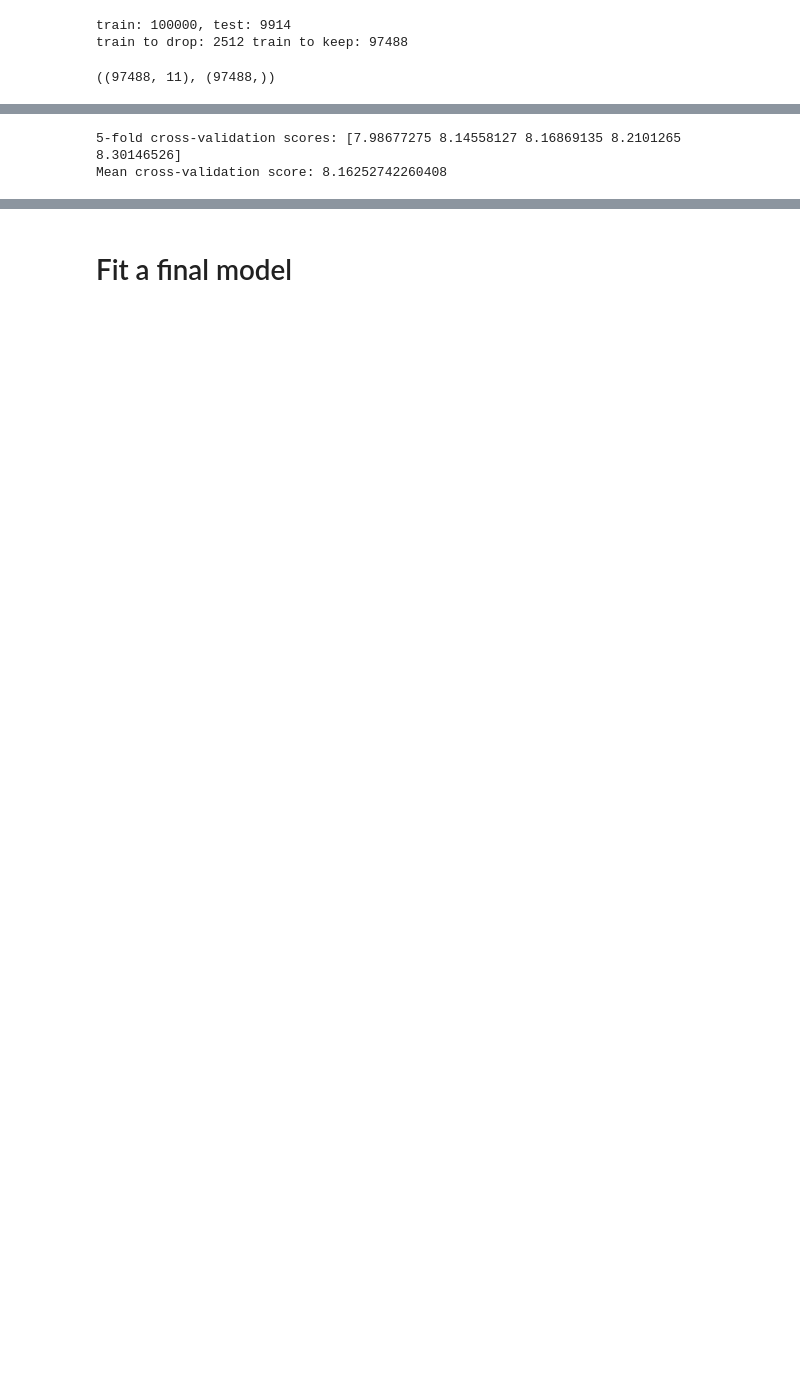
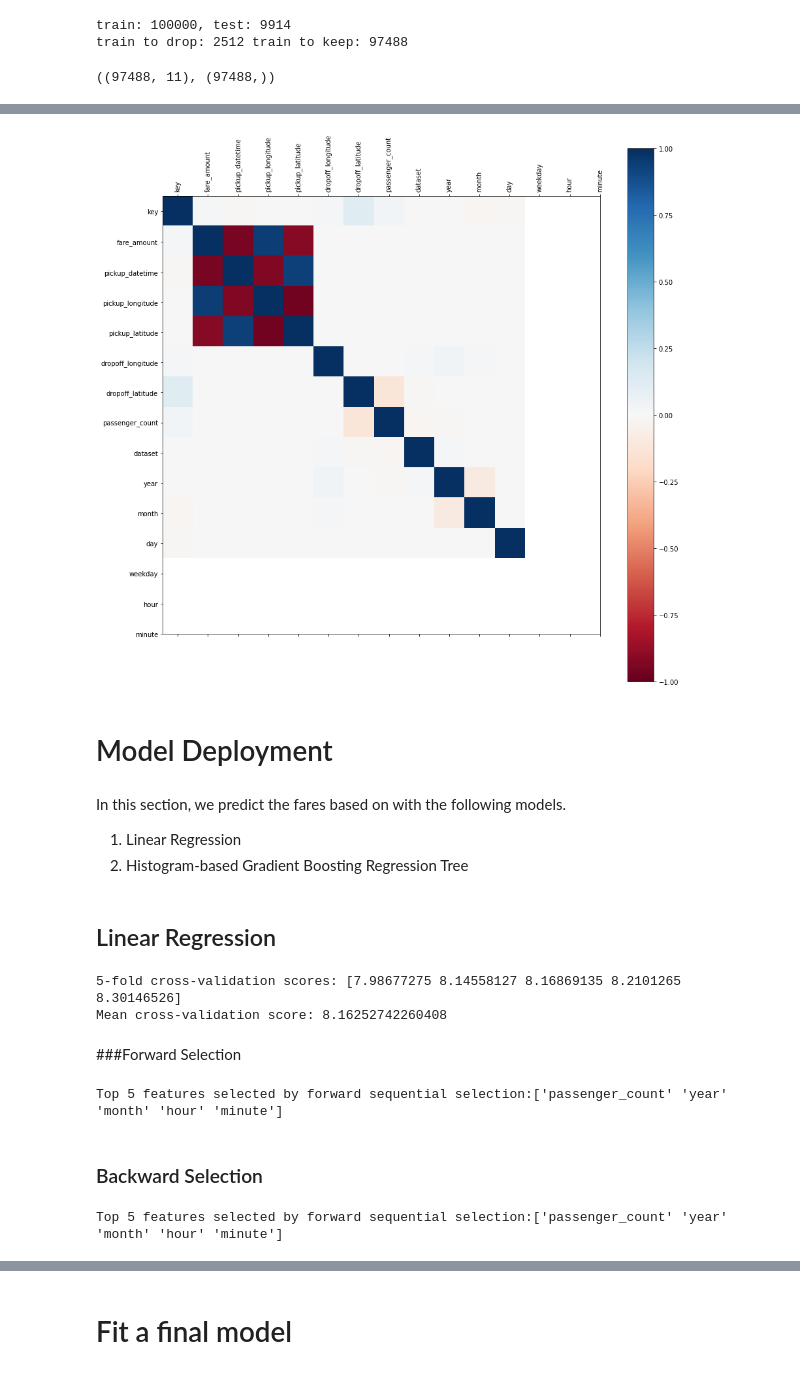
Before and after one commit to cfong32/data6100-final-proj, a Jupyter notebook: data6100_final_proj.ipynb, the cells around one changed output, grey strips where cells are left out. Saved outputs shown, nothing was run; the diff lists cells and outputs as text; code cells hidden in the pictures; blank space fills up the shorter version.

```diff
--- a/data6100_final_proj.ipynb
+++ b/data6100_final_proj.ipynb
@@ -137 +218,27 @@ X_train.shape, y_train.shape
+# %%
+#todo: last 3 columns are not displaying. Why there is almost no correlation between X and y?
+
+corr = df[trainset].corr()
+fig = plt.figure()
+ax = fig.add_subplot(111)
+cax = ax.matshow(corr,cmap='RdBu', vmin=-1, vmax=1)
+fig.colorbar(cax)
+ticks = np.arange(0,len(df[trainset].columns),1)
+ax.set_xticks(ticks)
+plt.xticks(rotation=90)
+ax.set_yticks(ticks)
+ax.set_xticklabels(df[trainset].columns)
+ax.set_yticklabels(df[trainset].columns)
+fig.set_size_inches(15, 15)
+plt.show()
+# %% [output]
+[figure, added]
+# %% [markdown]
+# Model Deployment
+# %% [markdown]
+In this section, we predict the fares based on with the following models.
+1.   Linear Regression
+2.   Histogram-based Gradient Boosting Regression Tree
+# %% [markdown]
+## Linear Regression
 # %%
@@ -152,3 +254,21 @@ print('Mean cross-validation score:', np.mean(scores))
 # %% [output]
 5-fold cross-validation scores: [7.98677275 8.14558127 8.16869135 8.2101265  8.30146526]
 Mean cross-validation score: 8.16252742260408
+# %% [markdown]
+###Forward Selection
+# %%
+from sklearn.feature_selection import SequentialFeatureSelector
+sfs_forward = SequentialFeatureSelector(model, direction="forward").fit(df[trainset][cols_X], df[trainset][col_y])
+print("Top {} features selected by forward sequential selection:{}"\
+      .format(len(sfs_forward.get_feature_names_out()), sfs_forward.get_feature_names_out()))
+# %% [output]
+Top 5 features selected by forward sequential selection:['passenger_count' 'year' 'month' 'hour' 'minute']
+# %% [markdown]
+### Backward Selection
+# %%
+from sklearn.feature_selection import SequentialFeatureSelector
+sfs_backward = SequentialFeatureSelector(model, direction="backward").fit(df[trainset][cols_X], df[trainset][col_y])
+print("Top {} features selected by forward sequential selection:{}"\
+      .format(len(sfs_backward.get_feature_names_out()), sfs_backward.get_feature_names_out()))
+# %% [output]
+Top 5 features selected by forward sequential selection:['passenger_count' 'year' 'month' 'hour' 'minute']
```
Also changed, not shown: parts of 36 cells of this notebook.
